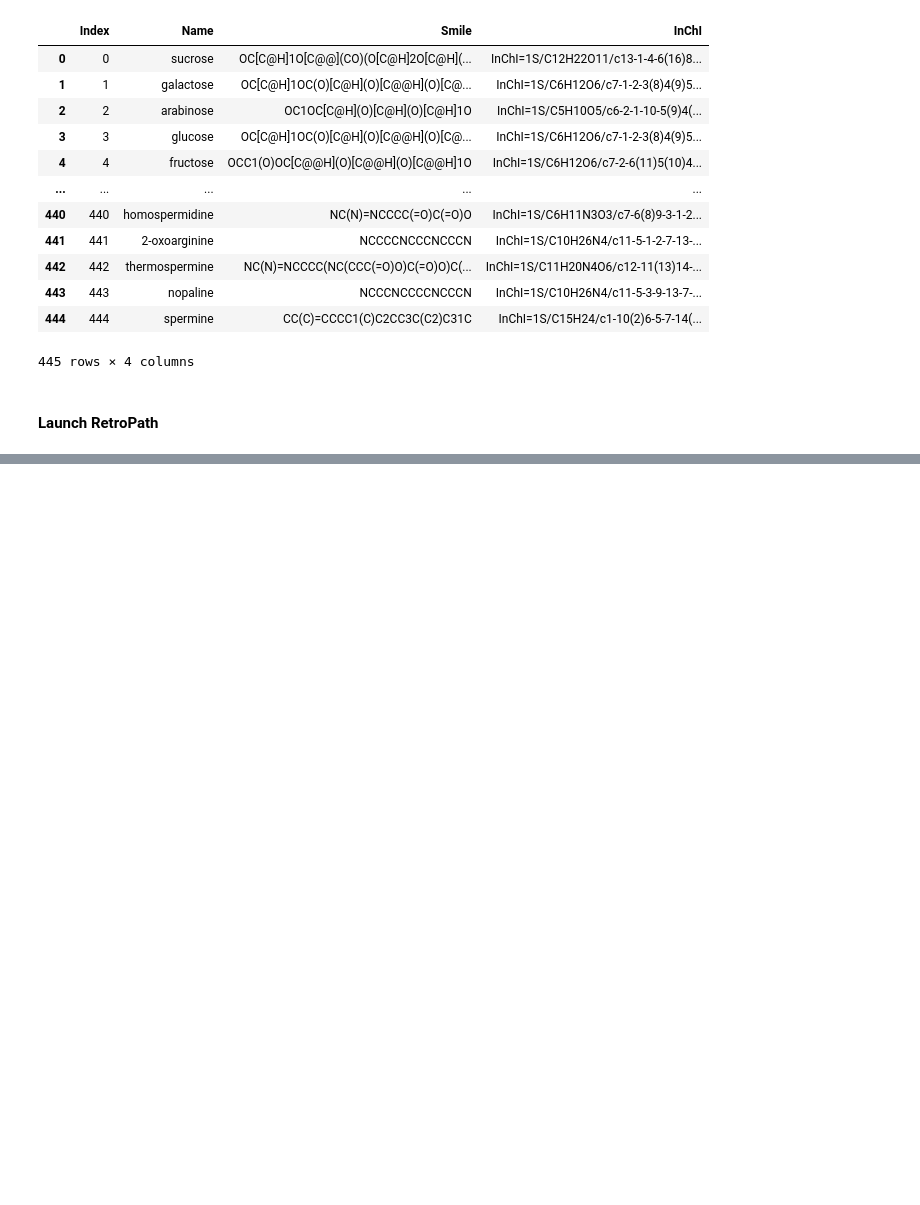
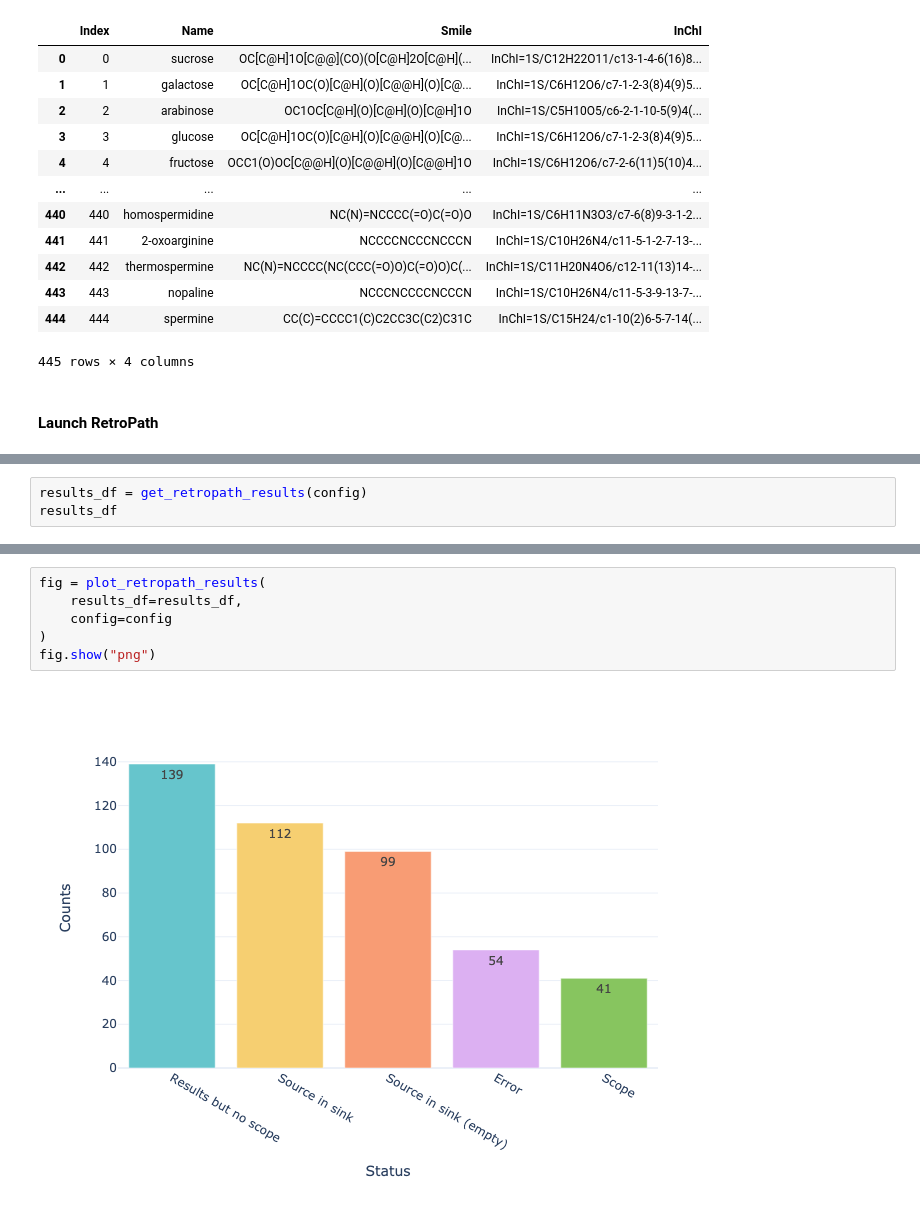
Before and after one commit to guillecg/mars-biofoundry, a Jupyter notebook: notebooks/02-RetroPath.ipynb, the cells around one changed output, grey strips where cells are left out. Cells and saved outputs as stored; diff of their text form; blank space fills up the shorter version.

Commit message:
Refactor RetroPath plots

```diff
--- a/notebooks/02-RetroPath.ipynb
+++ b/notebooks/02-RetroPath.ipynb
@@ -172,0 +180,3 @@ for source_file in os.listdir(sources_dir):
+# %%
+results_df = get_retropath_results(config)
+results_df
@@ -172,0 +197,8 @@ for source_file in os.listdir(sources_dir):
+# %%
+fig = plot_retropath_results(
+    results_df=results_df,
+    config=config
+)
+fig.show("png")
+# %% [output]
+[figure, added]
```
Also changed, not shown: parts of 5 cells of this notebook, 2 other files.
